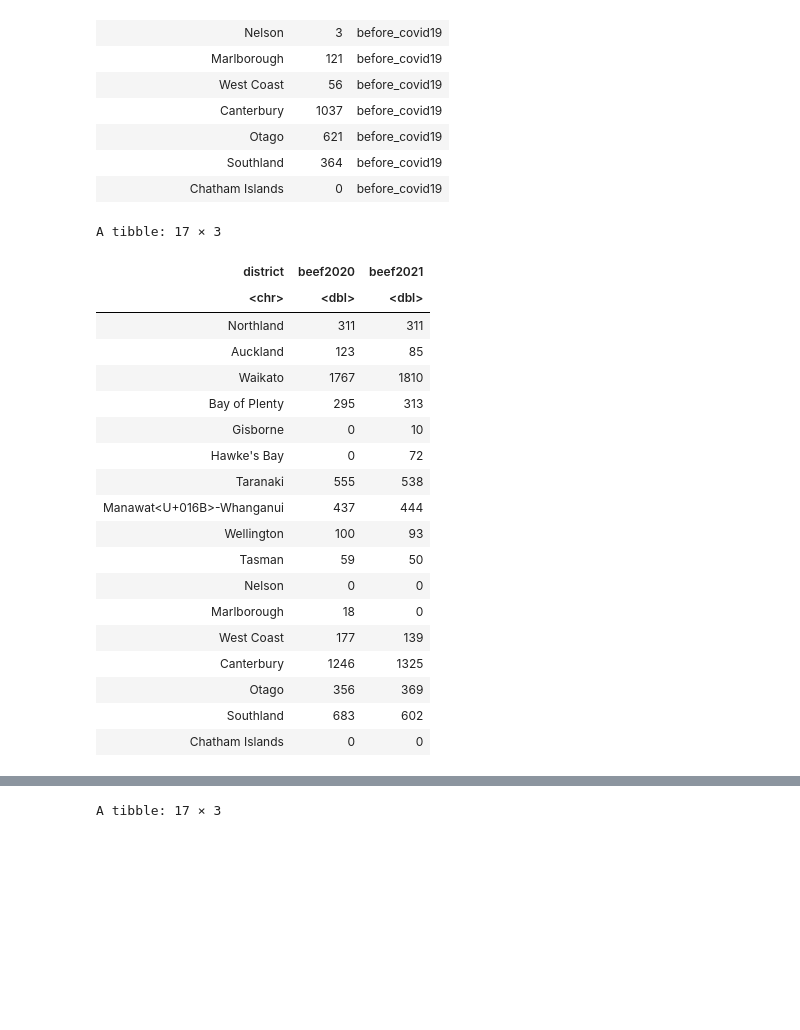
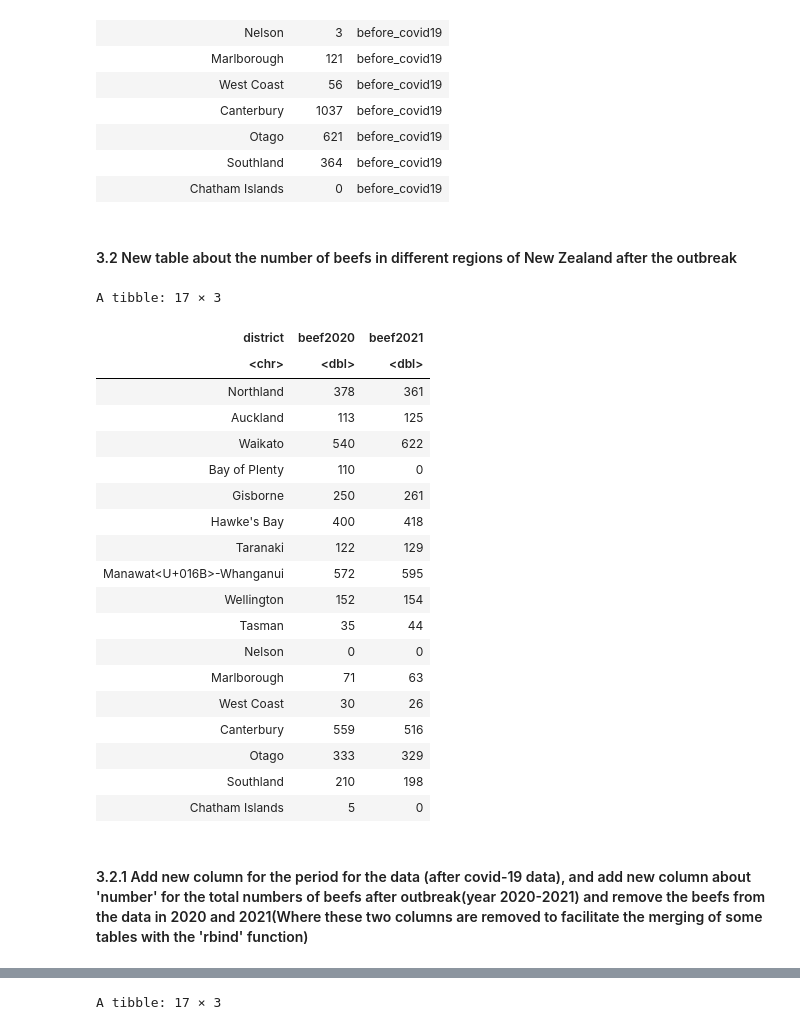
Before and after one commit to Xahid-Khan/Data201-Project-2022, a Jupyter notebook: AGRICULTURE/agriculture.ipynb, the cells around one changed output, grey strips where cells are left out. Drawn from its saved outputs; the diff is of its cells as text; code cells hidden in the pictures; blank space fills up the shorter version.

```diff
--- a/AGRICULTURE/agriculture.ipynb
+++ b/AGRICULTURE/agriculture.ipynb
@@ -17,6 +34,6 @@ library(xml2) # makes it easier to work with HTML and XML from R
 # %%
-livestock_2020 <- read_excel('agricultural-production-statistics-june-2021-final.xlsx',sheet=2) #Read the data about livestock after there is a outbreak
-livestock_2018 <- read_excel('2019.xlsx',sheet=2) #Read the data about livestock before is a outbreak
+livestock_2020 <- read_excel('../Data/agricultural-production-statistics-june-2021-final.xlsx',sheet=2) #Read the data about livestock after there is a outbreak
+livestock_2018 <- read_excel('../Data/2019.xlsx',sheet=2) #Read the data about livestock before is a outbreak
 # %% [output]
 New names:
 * `` -> `...2`
@@ -833,32 +958,36 @@ A tibble: 17 × 3
 | Otago | 621 | before_covid19 |
 | Southland | 364 | before_covid19 |
 | Chatham Islands | 0 | before_covid19 |
+# %% [markdown]
+#### 3.2  New table about the number of beefs in different regions of New Zealand after the outbreak
 # %%
-data_beef_after_covid <- livestock_2020_1[,c(1,4,5)]
-data_beef_after_covid <- data_beef_after_covid %>% slice(-10,-19,-20)
-colnames(data_beef_after_covid) <- (c("district", "beef2020","beef2021"))
+data_beef_after_covid <- livestock_2020_1[,c(1,6,7)]  #Select the columns which are about numbers of beefs in data table 'livestock_2020_1'
+data_beef_after_covid <- data_beef_after_covid %>% slice(-10,-19,-20)  #remove the rows about southern land,northern land and whole New Zealand total number on beefs
+colnames(data_beef_after_covid) <- (c("district", "beef2020","beef2021"))  #rename the new table with column names
 data_beef_after_covid
 # %% [output]
 A tibble: 17 × 3
 | district | beef2020 | beef2021 |
 | <chr> | <dbl> | <dbl> |
-| Northland | 311 | 311 |
-| Auckland | 123 | 85 |
-| Waikato | 1767 | 1810 |
-| Bay of Plenty | 295 | 313 |
-| Gisborne | 0 | 10 |
-| Hawke's Bay | 0 | 72 |
-| Taranaki | 555 | 538 |
-| Manawat<U+016B>-Whanganui | 437 | 444 |
-| Wellington | 100 | 93 |
-| Tasman | 59 | 50 |
+| Northland | 378 | 361 |
+| Auckland | 113 | 125 |
+| Waikato | 540 | 622 |
+| Bay of Plenty | 110 | 0 |
+| Gisborne | 250 | 261 |
+| Hawke's Bay | 400 | 418 |
+| Taranaki | 122 | 129 |
+| Manawat<U+016B>-Whanganui | 572 | 595 |
+| Wellington | 152 | 154 |
+| Tasman | 35 | 44 |
 | Nelson | 0 | 0 |
-| Marlborough | 18 | 0 |
-| West Coast | 177 | 139 |
-| Canterbury | 1246 | 1325 |
-| Otago | 356 | 369 |
-| Southland | 683 | 602 |
-| Chatham Islands | 0 | 0 |
+| Marlborough | 71 | 63 |
+| West Coast | 30 | 26 |
+| Canterbury | 559 | 516 |
+| Otago | 333 | 329 |
+| Southland | 210 | 198 |
+| Chatham Islands | 5 | 0 |
+# %% [markdown]
+#### 3.2.1 Add new column for the period for the data (after covid-19 data), and add new column about 'number' for the total numbers of beefs after outbreak(year 2020-2021) and remove the beefs from the data in 2020 and 2021(Where these two columns are removed to facilitate the merging of some tables with the 'rbind' function)
 # %%
 data_beef_after_covid<-mutate(data_beef_after_covid, number =beef2020+beef2021, period = "after_covid19") %>%
     select(-beef2020,-beef2021)
```
Also changed, not shown: parts of 101 cells of this notebook, 7 other files.
